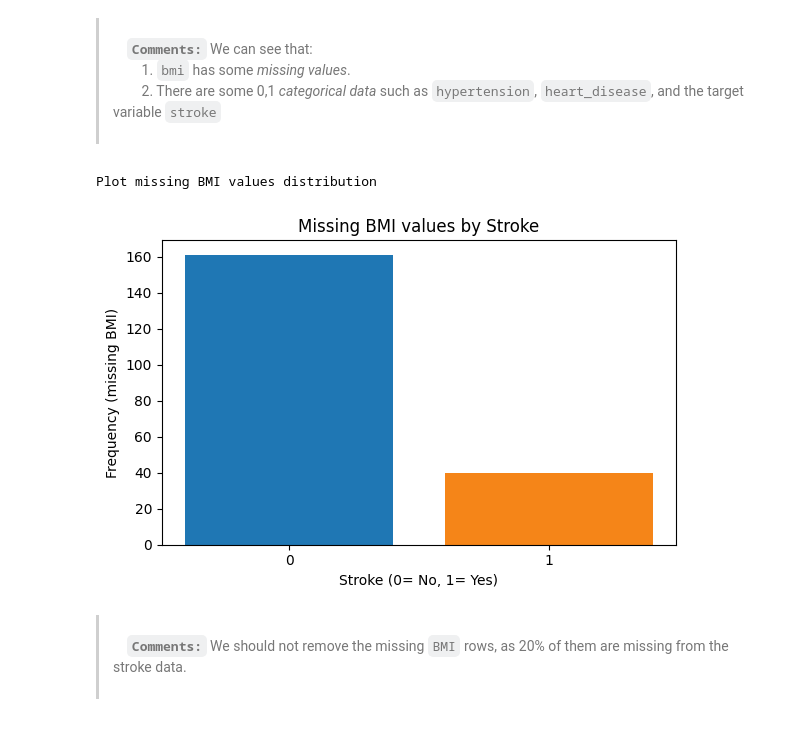
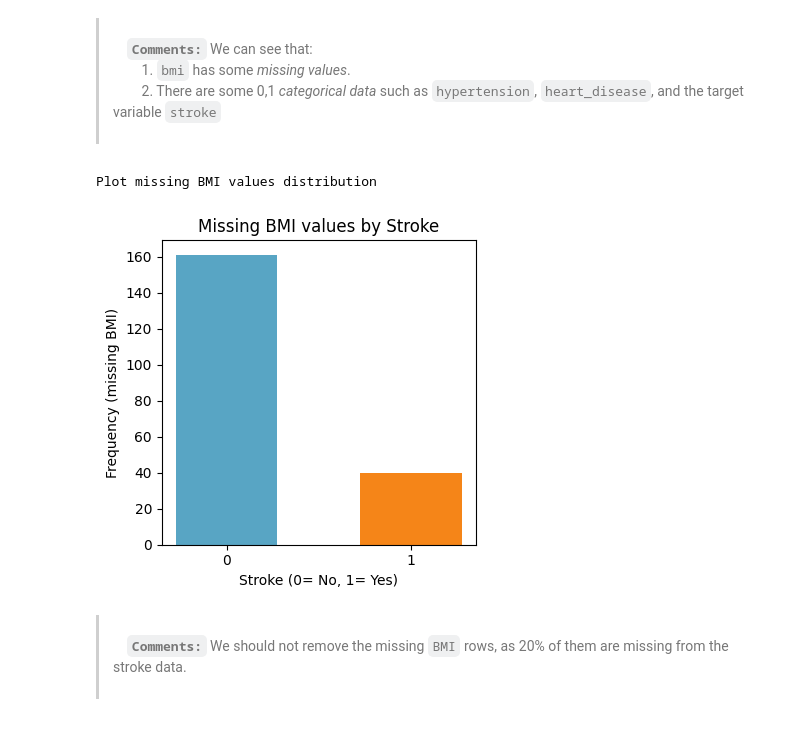
Before and after one commit to stefanosPanteli/EPL448_Team1_StrokePrediction, a Jupyter notebook: project.ipynb, the cells around one changed output. Drawn from its saved outputs; the diff is of its cells as text; code cells hidden in the pictures.

```diff
--- a/project.ipynb
+++ b/project.ipynb
@@ -145,24 +153,24 @@ Dataset Summary of Numerical Columns Count, Mean, Std, Min, 25%, 50%, 75%, Max
 # %%
 nicely_print('Plot missing BMI values distribution')
 
 missing_bmi = (
     df[['bmi', 'stroke']]
-    .assign(missing_bmi=lambda x: x['bmi'].isna())
+    .assign(missing_bmi= lambda x: x['bmi'].isna())
     .groupby('stroke')['missing_bmi']
     .sum()
-    .reset_index(name='missing_bmi_count')
+    .reset_index(name= 'missing_bmi_count')
 )
 
-plt.figure(figsize=(6, 4))
-plt.bar(missing_bmi['stroke'].astype(str), missing_bmi['missing_bmi_count'], color= ['#1f77b4' if s == 0 else '#F58518' for s in missing_bmi['stroke']])
+plt.figure(figsize=(4, 4))
+plt.bar(missing_bmi['stroke'].astype(str), missing_bmi['missing_bmi_count'], width= 0.55, color= ['#58A5C4' if s == 0 else '#F58518' for s in missing_bmi['stroke']])
 plt.title('Missing BMI values by Stroke')
 plt.xlabel('Stroke (0= No, 1= Yes)')
 plt.ylabel('Frequency (missing BMI)')
 plt.tight_layout()
 plt.show()
 # %% [output]
 Plot missing BMI values distribution
-[figure, old version]
+[figure, new version]
 # %% [markdown]
 > <br>&emsp;**`Comments:`** We should not remove the missing `BMI` rows, as 20% of them are missing from the stroke data.<br>&emsp;
 # %%
```
Also changed, not shown: parts of 42 cells of this notebook.
